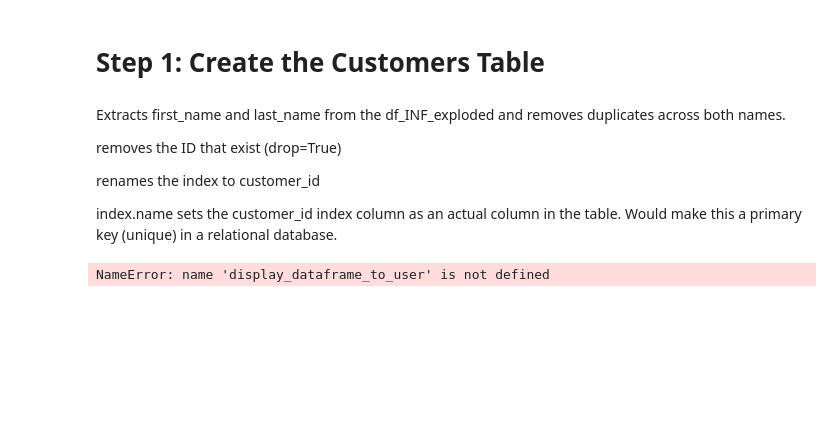
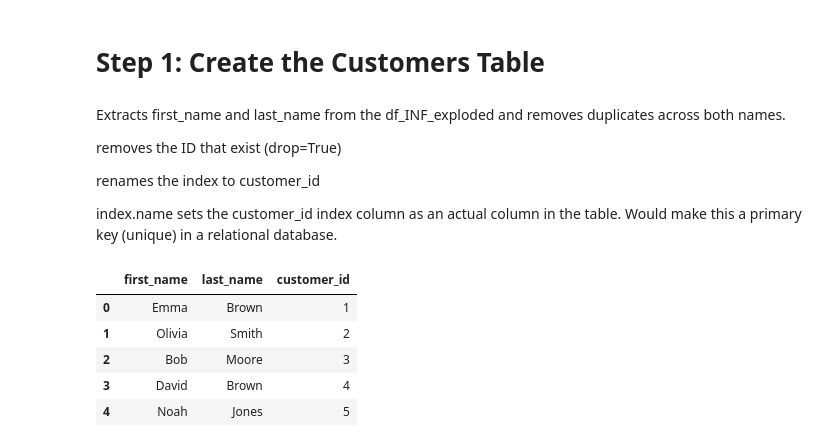
Before and after one commit to p-tech/wbs-dm, a Jupyter notebook: Normalisation/2NF_Example.ipynb, the cells around one changed output. Saved outputs shown, nothing was run; the diff lists cells and outputs as text; code cells hidden in the pictures; blank space fills up the shorter version.

```diff
--- a/Normalisation/2NF_Example.ipynb
+++ b/Normalisation/2NF_Example.ipynb
@@ -117,12 +117,17 @@ index.name sets the customer_id index column as an actual column in the table.
 # %%
 # Generate unique customers
 customers = df_1NF[['first_name', 'last_name']].drop_duplicates().reset_index(drop=True)
 customers['customer_id'] = customers.index + 1  # Assign unique customer IDs
 
 # Display the table
-display_dataframe_to_user(name="Customers Table", dataframe=customers)
+display(customers)
 # %% [output]
-NameError: name 'display_dataframe_to_user' is not defined
+|  | first_name | last_name | customer_id |
+| 0 | Emma | Brown | 1 |
+| 1 | Olivia | Smith | 2 |
+| 2 | Bob | Moore | 3 |
+| 3 | David | Brown | 4 |
+| 4 | Noah | Jones | 5 |
 # %%
 
 # Merge with customers to assign customer_id to each order
```
Also changed, not shown: parts of 1 cell of this notebook.
